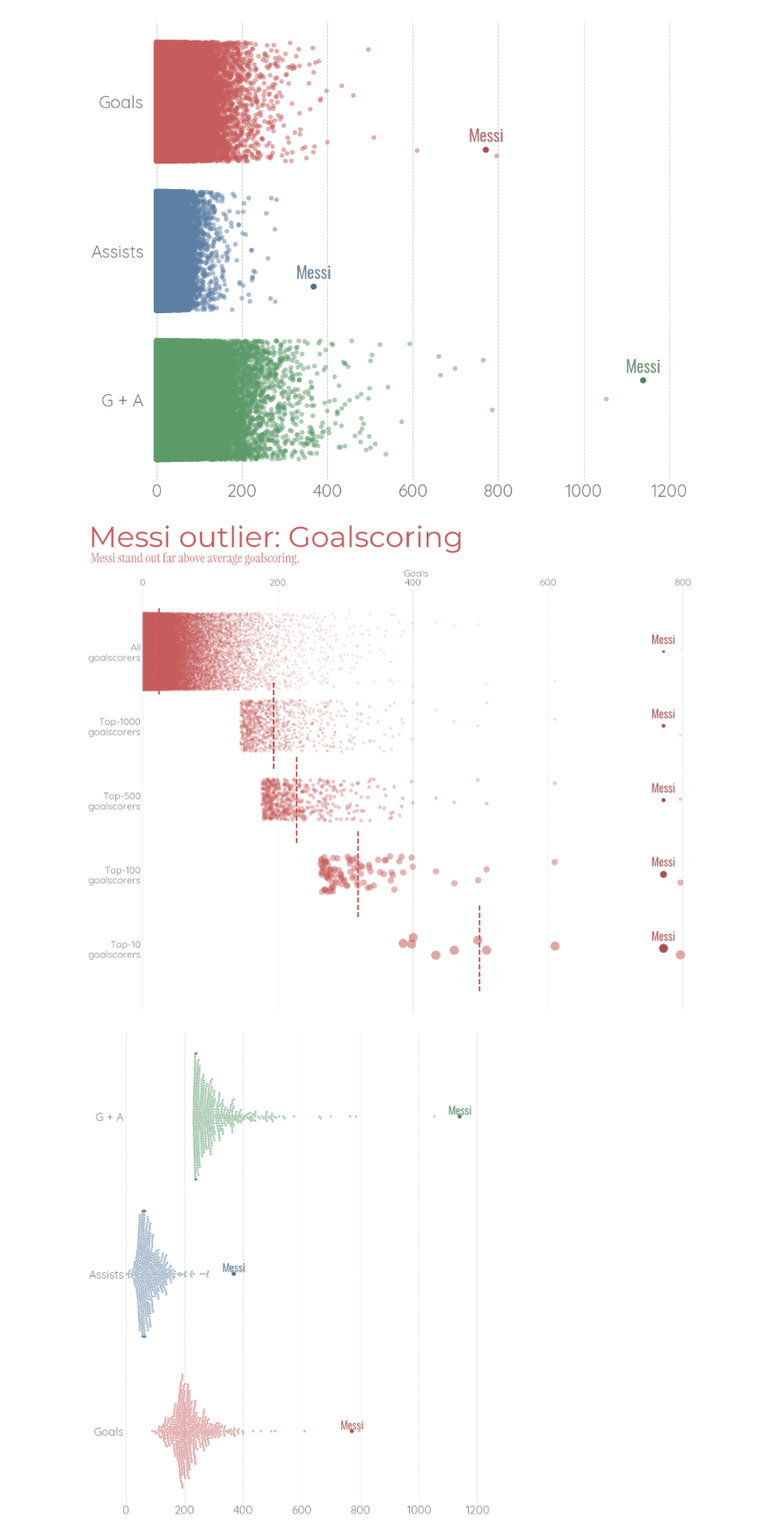
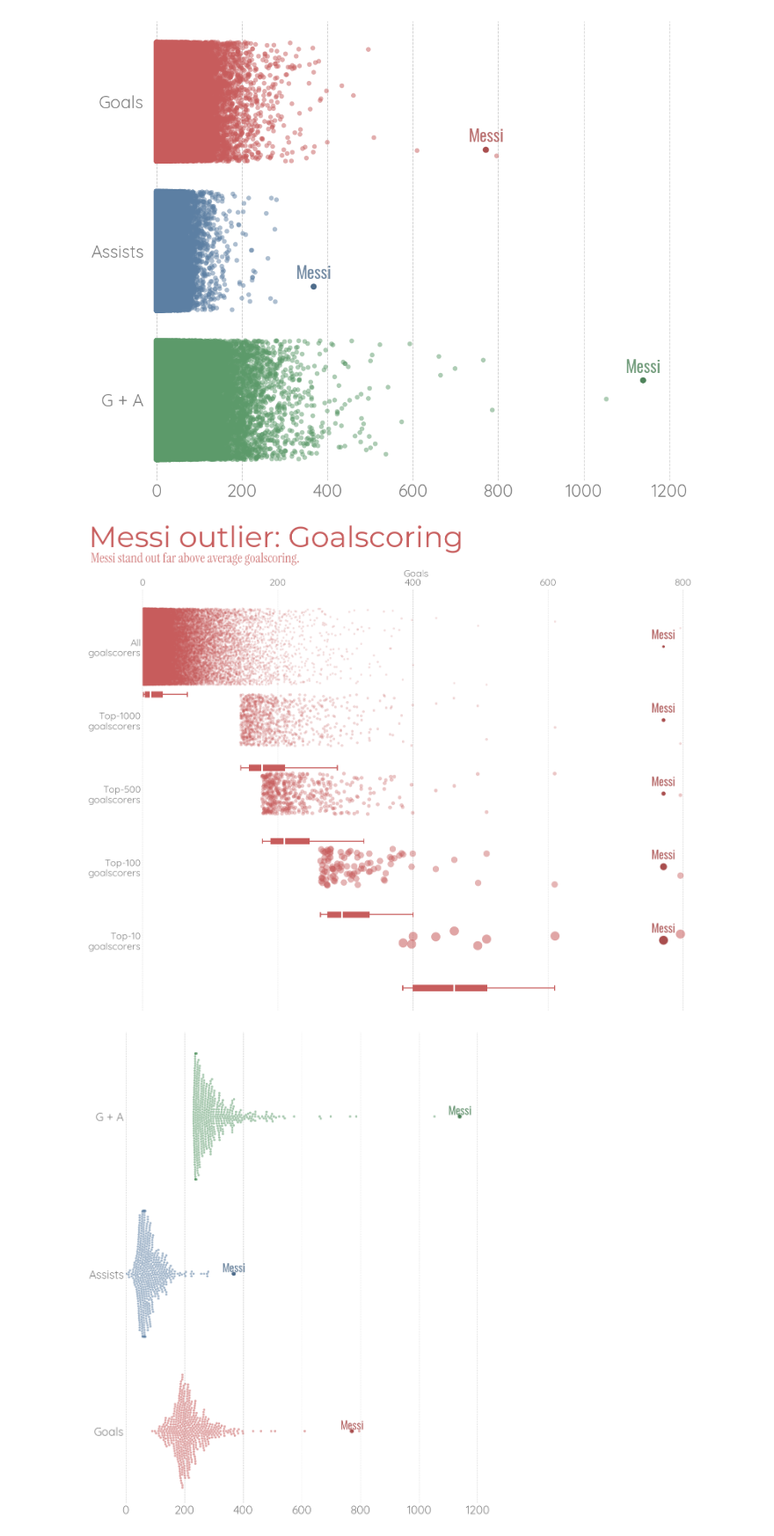
Before and after one commit to AndresDeve/Messi-outlier, a Jupyter notebook: notebooks/messi_exploration_dataset2.ipynb, the cells around one changed output. Shown at 88% size. Cells and saved outputs as stored; diff of their text form; code cells hidden in the pictures.

```diff
--- a/notebooks/messi_exploration_dataset2.ipynb
+++ b/notebooks/messi_exploration_dataset2.ipynb
@@ -616,6 +616,8 @@ quick_med = load_font("/Users/andresdevegili/Documents/fonts/Quicksand/static/Qu
 quick_reg = load_font("/Users/andresdevegili/Documents/fonts/Quicksand/static/Quicksand-Regular.ttf")
 lato = load_font("https://github.com/google/fonts/raw/main/ofl/lato/Lato-Regular.ttf")
 instrument = load_font("https://github.com/google/fonts/raw/main/ofl/instrumentserif/InstrumentSerif-Regular.ttf")
+
+DARK_PALE_RED   = "#c75c5c"
 
 # Load & aggregate (career totals per player)
 df_merged = pd.read_parquet("../data/merged_player_data.parquet")
@@ -679,6 +681,67 @@ row_styles = {
 
 fig, ax = plt.subplots(figsize=(16, 12))
 
+
+from matplotlib.patches import Rectangle
+
+from matplotlib.patches import Rectangle
+
+def add_thin_boxplot(ax, values, yidx,
+                     facecolor="#c75c5c", edgecolor="#c75c5c",
+                     alpha=0.30, height=0.12,
+                     whisker_lw=1.2, median_lw=2.2, cap_frac=0.8):
+    """
+    Minimal horizontal 'thin boxplot' above the strip:
+      - filled Q1–Q3 rectangle (thin)
+      - white median tick
+      - Tukey whisker line + caps
+    All y sizes are in data coords (row spacing ~ 1.0).
+    """
+    vals = np.asarray(values)
+    if vals.size == 0:
+        return
+
+    # Tukey quartiles & whiskers
+    q1, med, q3 = np.percentile(vals, [25, 50, 75])
+    iqr = q3 - q1
+    lo, hi = q1 - 1.5*iqr, q3 + 1.5*iqr
+    whislo = vals[vals >= lo].min(initial=q1)
+    whishi = vals[vals <= hi].max(initial=q3)
+
+    # Single y geometry used everywhere
+    y  = yidx + 0.65
+    y0 = y - height/2.0
+    y1 = y + height/2.0
+
+    # Q1–Q3 thin filled box (opaque edge, translucent face)
+    rect = Rectangle((q1, y0),              # (x_left, y_bottom)
+                     q3 - q1, height,       # width, height
+                     facecolor=facecolor, edgecolor=edgecolor,
+                     linewidth=whisker_lw,  # match whisker thickness
+                     zorder=4)
+    rect.set_fill(True)
+    rect.set_alpha(alpha)                   # applies to face only in practice
+    rect.set_antialiased(False)             # crisp edge alignment
+    ax.add_patch(rect)
+
+    # Whisker horizontal line (centered at y)
+    ax.hlines(y, whislo, whishi, color=edgecolor, linewidth=whisker_lw, zorder=4)
+
+    # Whisker caps (match box thickness fraction)
+    cap_len = height * cap_frac
+    cap_y0, cap_y1 = y - cap_len/2.0, y + cap_len/2.0
+    ax.vlines([whislo, whishi], cap_y0, cap_y1, color=edgecolor, linewidth=whisker_lw, zorder=4)
+
+    # Median (white) slightly taller than box
+    ax.vlines(med, y0 - height*0.2, y1 + height*0.2, color="white",
+              linewidth=median_lw, zorder=5)
+
+def shade(hex_color, factor=0.85):
+    rgb = np.array(mcolors.to_rgb(hex_color))
+    return tuple(np.clip(rgb * factor, 0, 1))
+
+messi_color = shade(DARK_PALE_RED, 0.85)
+
 for row_label, style in row_styles.items():
     sub = df_plot[(~df_plot["is_messi"]) & (df_plot["row"] == row_label)]
     sns.stripplot(
@@ -706,14 +769,13 @@ for row_label, style in row_styles.items():
                 clip_on=False
             )
 
-    # --- Mean line per row (exclude Messi to reflect the swarm background) ---
+    # Thin filled boxplot overlay
     if not sub.empty:
-        mean_x = sub["value"].mean()  # use original values, not jitter
-        yidx   = list(row_styles.keys()).index(row_label)
-        half_h = 0.58                  # taller than the swarm band
-        ax.vlines(
-            mean_x, yidx - half_h, yidx + half_h,
-            color="#d32f2f", linewidth=2.6, linestyle="--", zorder=2
+        yidx = list(row_styles.keys()).index(row_label)
+        add_thin_boxplot(
+            ax, sub["value"].to_numpy(), yidx,
+            facecolor=DARK_PALE_RED, edgecolor=DARK_PALE_RED,
+            alpha=1, height=0.07, whisker_lw=2, median_lw=3, cap_frac=1
         )
 
 # Axes & grid (linear)
@@ -736,34 +798,34 @@ for lab in ax.get_xticklabels() + ax.get_yticklabels():
     lab.set_fontproperties(quick_reg)
     lab.set_fontsize(18)
     lab.set_color("gray")
 
 # Clean look
 for spine in ax.spines.values():
     spine.set_visible(False)
 
 ax.tick_params(axis="x", bottom=False, labelbottom=False, top=True, labeltop=True, length=0)
 ax.tick_params(axis="y", left=False, labelleft=True, length=0)
 
 # Title & Subtitle with fig.text
 fig.text(
     0.01, 1.004,
     "Messi outlier: Goalscoring",
     fontproperties=montserrat_reg,fontsize=55, color=DARK_PALE_RED,
     ha="left", va="bottom"
 )
 fig.text(
     0.013, 1.005,
     "Messi stand out far above average goalscoring.",
     fontproperties=instrument, fontsize=25, color=DARK_PALE_RED, alpha=0.8,
     ha="left", va="top"
 )
 
 plt.tight_layout(rect=[0, 0, 1, 0.98])
 plt.savefig("../figs/Messi_outlier_GOALS_top500_100_10.png", dpi=200, bbox_inches="tight")
 plt.savefig("../figs/Messi_outlier_GOALS_top500_100_10.svg", bbox_inches="tight")
 plt.show()
 # %% [output]
-[figure, old version]
+[figure, new version]
 # %%
 import numpy as np
 import pandas as pd
```
Also changed, not shown: 2 other files.
